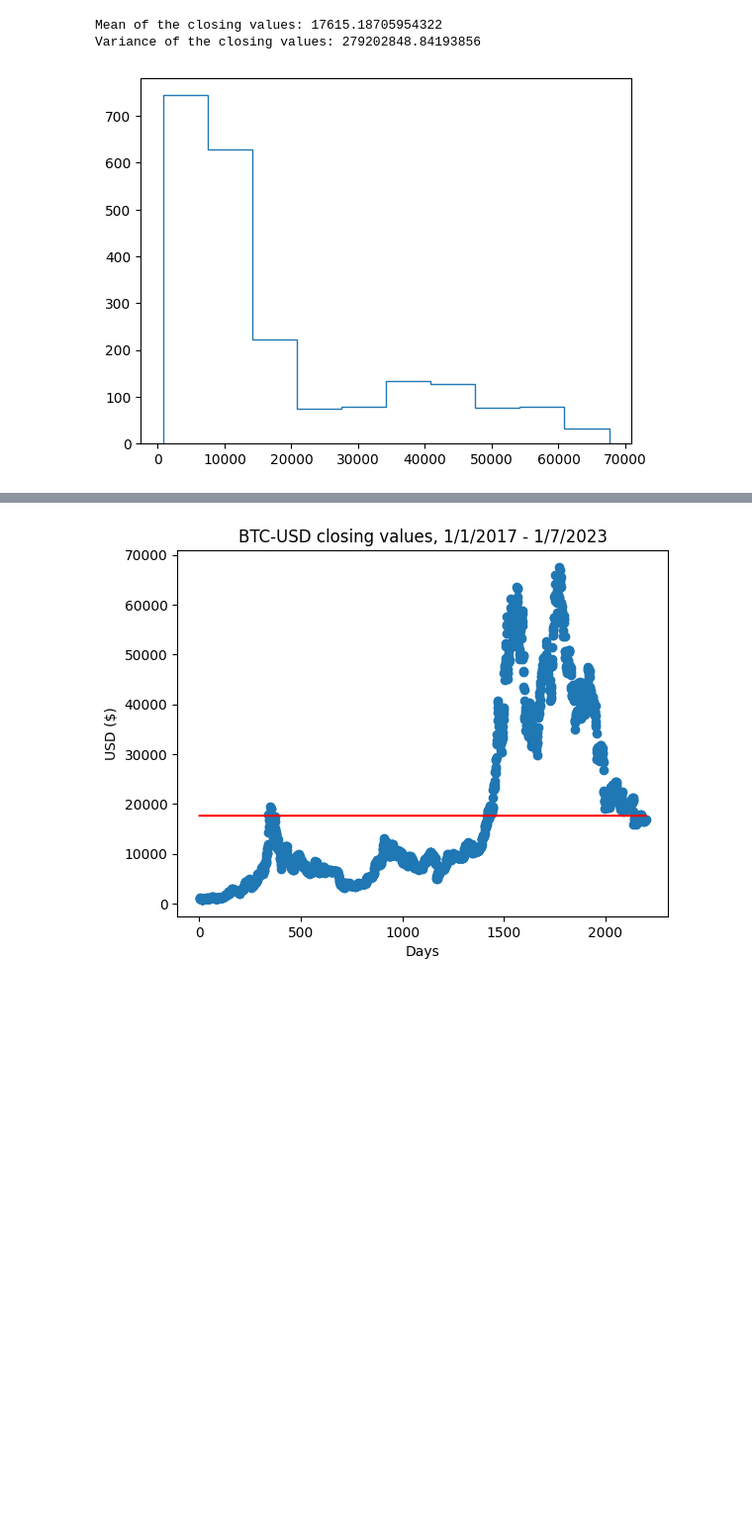
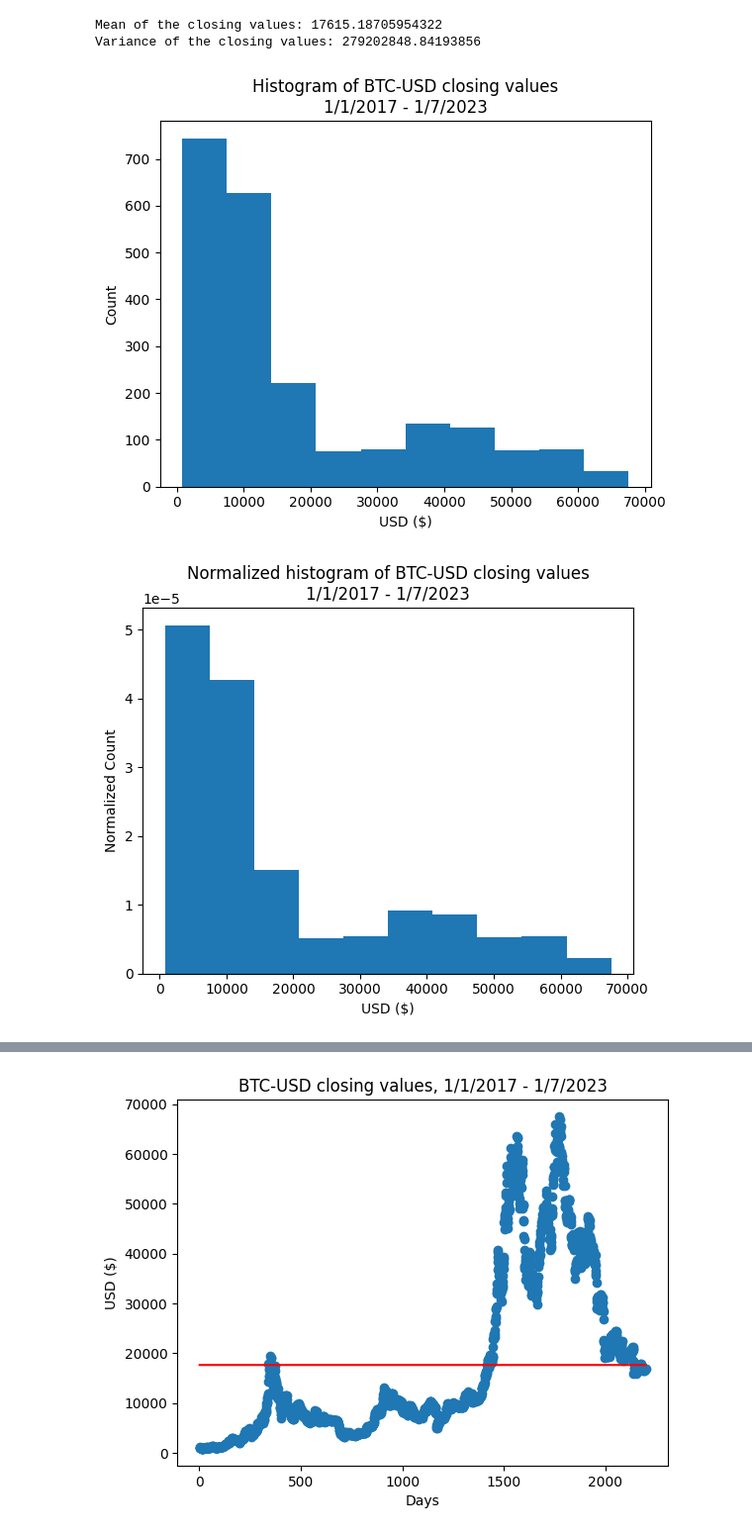
Before and after one commit to angelrodriguez0617/ECE-4850-Machine-Learning, a Jupyter notebook: project1/project1.ipynb, the cells around one changed output, grey strips where cells are left out. Shown at 99% size. Saved outputs shown, nothing was run; the diff lists cells and outputs as text; code cells hidden in the pictures; blank space fills up the shorter version.

Commit message:
Fixed the histogram code, built in & by hand

```diff
--- a/project1/project1.ipynb
+++ b/project1/project1.ipynb
@@ -21,18 +21,41 @@ print(f"Variance of the closing values: {variance}")
 # %% [output]
 Mean of the closing values: 17615.18705954322
 Variance of the closing values: 279202848.84193856
-# %%
-counts, bins = np.histogram(closing_values)
-plt.stairs(counts, bins)
-#num_counts = np.array([])
-#num_bins = int(np.floor(closing_values.size / 30))
-#for i in range(num_bins):
-#    num_counts = np.append(num_counts, np.sum(closing_values[i*30:(i+1)*30]))
-
-#print(num_counts)
-#print(num_bins)
-
-#plt.stairs(num_counts, num_bins+1)
-plt.show()
-# %% [output]
-[figure, removed]
+# %%
+num_bins = 10
+
+counts_cv = np.zeros(num_bins)
+bins_cv = np.linspace(np.amin(closing_values), np.amax(closing_values), num_bins+1)
+for value in closing_values:
+    for i in range(num_bins-1, -1, -1):
+        if value >= bins_cv[i]:
+            counts_cv[i] += 1
+            break
+
+plt.stairs(counts_cv, bins_cv, fill=True)
+plt.title("Histogram of BTC-USD closing values\n1/1/2017 - 1/7/2023")
+plt.xlabel('USD ($)')
+plt.ylabel('Count')
+plt.show()
+
+plt.stairs((counts_cv / (np.sum(counts_cv) * np.diff(bins_cv))), bins_cv, fill=True)
+plt.title("Normalized histogram of BTC-USD closing values\n1/1/2017 - 1/7/2023")
+plt.xlabel('USD ($)')
+plt.ylabel('Normalized Count')
+plt.show()
+
+# using the built in values
+plt.hist(closing_values)
+plt.title("Histogram of BTC-USD closing values\nusing built in function, 1/1/2017 - 1/7/2023")
+plt.xlabel('USD ($)')
+plt.ylabel('Count')
+plt.show()
+
+plt.hist(closing_values, density=True)
+plt.title("Normalized histogram of BTC-USD closing values\nusing built in function, 1/1/2017 - 1/7/2023")
+plt.xlabel('USD ($)')
+plt.ylabel('Normalized Count')
+plt.show()
+# %% [output]
+[figure, added]
+[figure, added]
```
Also changed, not shown: parts of 2 cells of this notebook.
